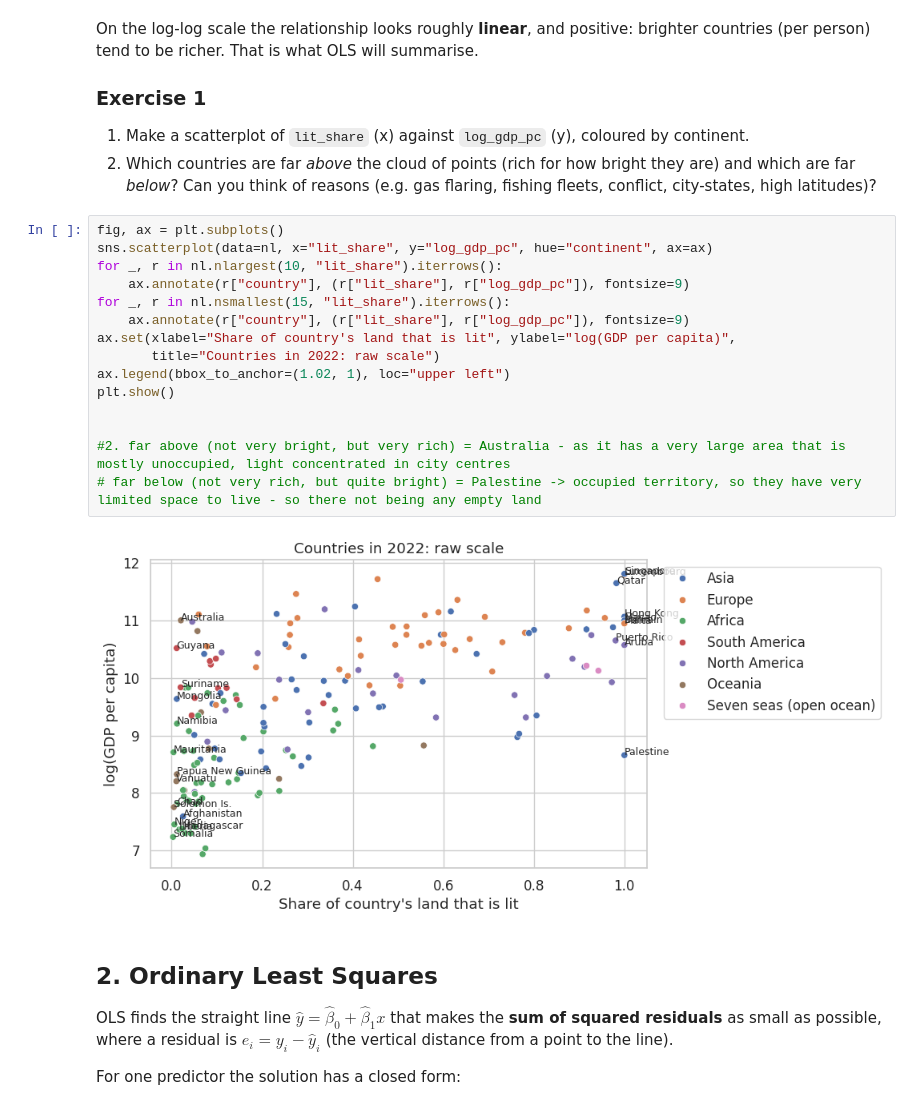
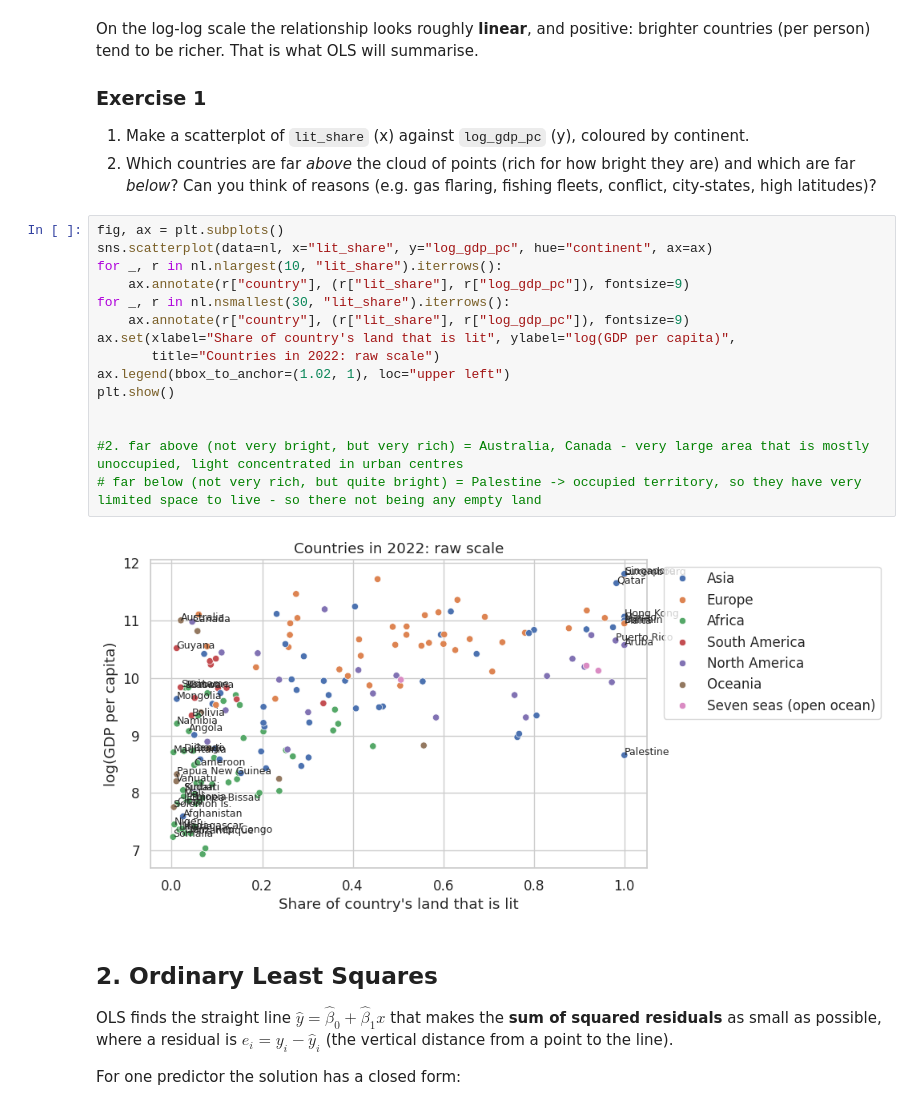
Before and after one commit to aaliyamckee/QM2, a Jupyter notebook: Aaliya_W07_Linear_Regression.ipynb, the cells around one changed output. Cells and saved outputs as stored; diff of their text form.

```diff
--- a/Aaliya_W07_Linear_Regression.ipynb
+++ b/Aaliya_W07_Linear_Regression.ipynb
@@ -102,20 +102,20 @@ On the log-log scale the relationship looks roughly **linear**, and positive: br
 # %%
 fig, ax = plt.subplots()
 sns.scatterplot(data=nl, x="lit_share", y="log_gdp_pc", hue="continent", ax=ax)
 for _, r in nl.nlargest(10, "lit_share").iterrows():
     ax.annotate(r["country"], (r["lit_share"], r["log_gdp_pc"]), fontsize=9)
-for _, r in nl.nsmallest(15, "lit_share").iterrows():
+for _, r in nl.nsmallest(30, "lit_share").iterrows():
     ax.annotate(r["country"], (r["lit_share"], r["log_gdp_pc"]), fontsize=9)
 ax.set(xlabel="Share of country's land that is lit", ylabel="log(GDP per capita)",
        title="Countries in 2022: raw scale")
 ax.legend(bbox_to_anchor=(1.02, 1), loc="upper left")
 plt.show()
 
 
-#2. far above (not very bright, but very rich) = Australia - as it has a very large area that is mostly unoccupied, light concentrated in city centres
+#2. far above (not very bright, but very rich) = Australia, Canada - very large area that is mostly unoccupied, light concentrated in urban centres
 # far below (not very rich, but quite bright) = Palestine -> occupied territory, so they have very limited space to live - so there not being any empty land
 # %% [output]
-[figure, old version]
+[figure, new version]
 # %% [markdown]
 ## 2. Ordinary Least Squares
 
```
Also changed, not shown: parts of 3 cells of this notebook.
